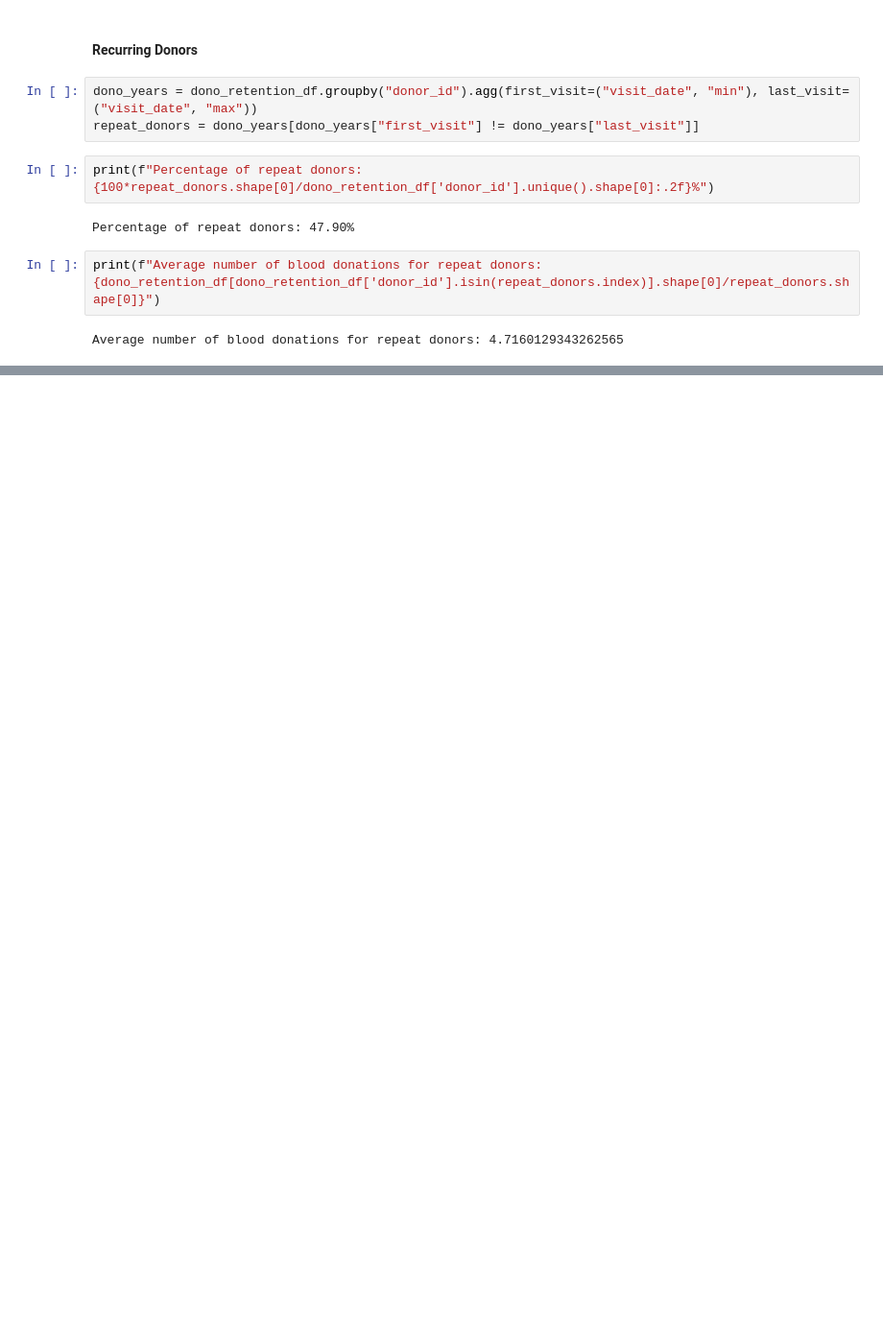
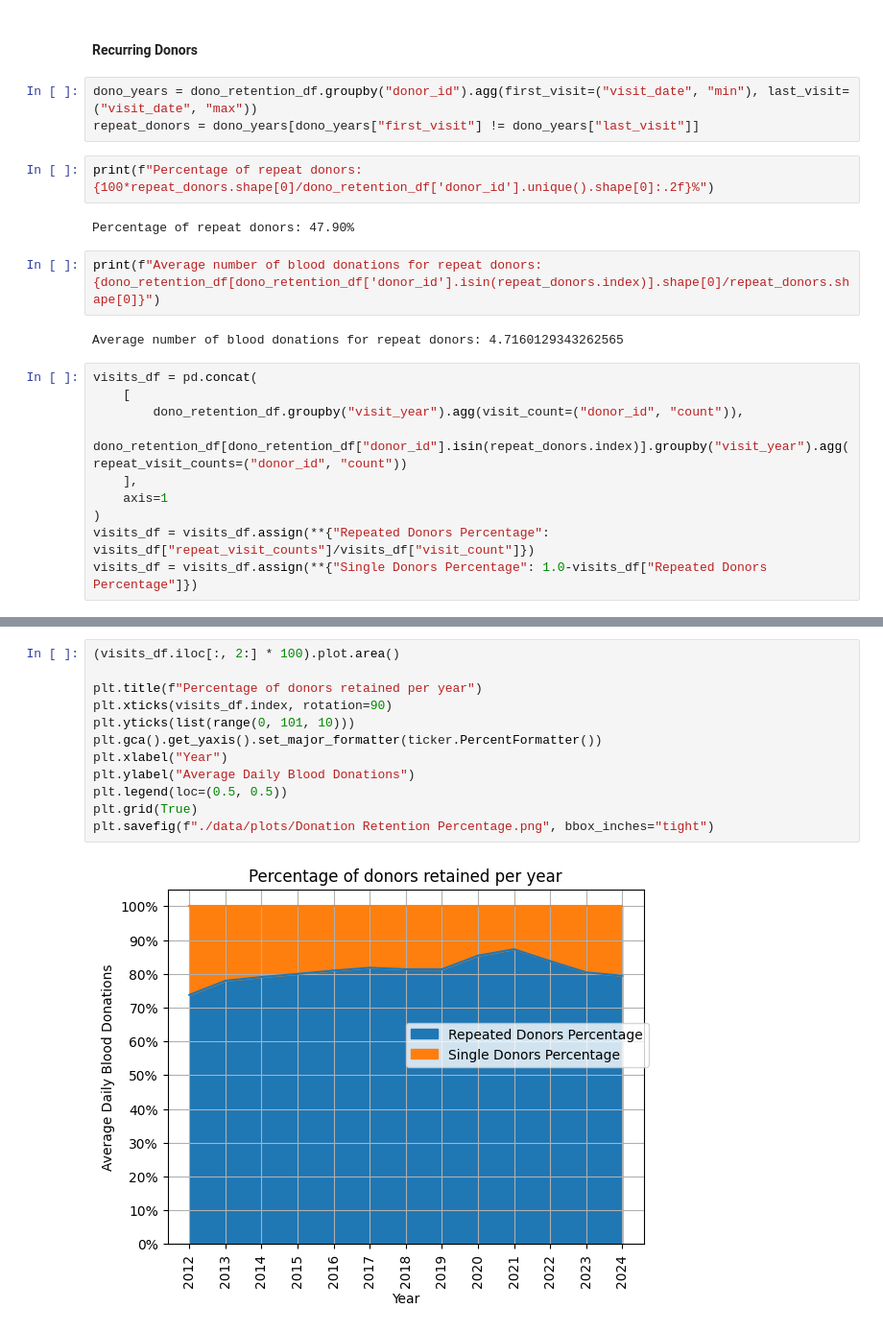
Before and after one commit to AbdulHafiiz/blood-donation-pipeline, a Jupyter notebook: testing.ipynb, the cells around one changed output, grey strips where cells are left out. Shown at 96% size. Drawn from its saved outputs; the diff is of its cells as text; blank space fills up the shorter version.

Commit message:
added in plot for donation retention

```diff
--- a/testing.ipynb
+++ b/testing.ipynb
@@ -279,3 +279,13 @@ Percentage of repeat donors: 47.90%
 print(f"Average number of blood donations for repeat donors: {dono_retention_df[dono_retention_df['donor_id'].isin(repeat_donors.index)].shape[0]/repeat_donors.shape[0]}")
 # %% [output]
 Average number of blood donations for repeat donors: 4.7160129343262565
+# %%
+visits_df = pd.concat(
+    [
+        dono_retention_df.groupby("visit_year").agg(visit_count=("donor_id", "count")),
+        dono_retention_df[dono_retention_df["donor_id"].isin(repeat_donors.index)].groupby("visit_year").agg(repeat_visit_counts=("donor_id", "count"))
+    ],
+    axis=1
+)
+visits_df = visits_df.assign(**{"Repeated Donors Percentage": visits_df["repeat_visit_counts"]/visits_df["visit_count"]})
+visits_df = visits_df.assign(**{"Single Donors Percentage": 1.0-visits_df["Repeated Donors Percentage"]})
@@ -281,0 +310,14 @@ Average number of blood donations for repeat donors: 4.7160129343262565
+# %%
+(visits_df.iloc[:, 2:] * 100).plot.area()
+
+plt.title(f"Percentage of donors retained per year")
+plt.xticks(visits_df.index, rotation=90)
+plt.yticks(list(range(0, 101, 10)))
+plt.gca().get_yaxis().set_major_formatter(ticker.PercentFormatter())
+plt.xlabel("Year")
+plt.ylabel("Average Daily Blood Donations")
+plt.legend(loc=(0.5, 0.5))
+plt.grid(True)
+plt.savefig(f"./data/plots/Donation Retention Percentage.png", bbox_inches="tight")
+# %% [output]
+[figure, added]
```
Also changed, not shown: parts of 1 cell of this notebook.
